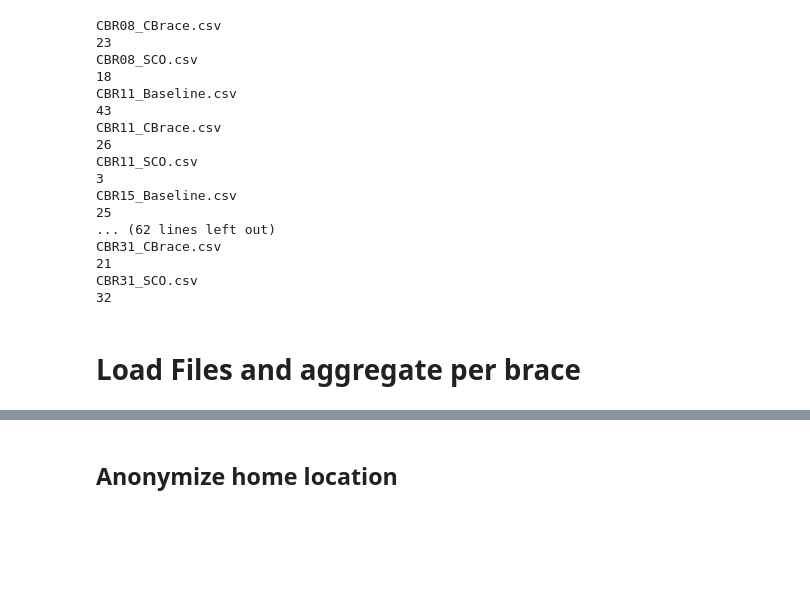
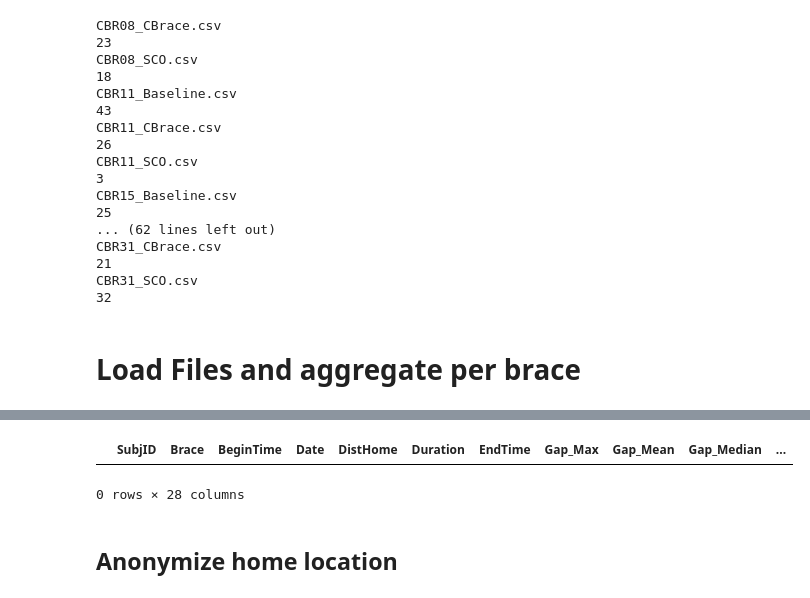
Before and after one commit to Luke3D/CbrAnalysis, a Jupyter notebook: GPS_AnalysisUIC.ipynb, the cells around one changed output, grey strips where cells are left out. Saved outputs shown, nothing was run; the diff lists cells and outputs as text; code cells hidden in the pictures; blank space fills up the shorter version.

```diff
--- a/GPS_AnalysisUIC.ipynb
+++ b/GPS_AnalysisUIC.ipynb
@@ -373,3 +376,9 @@ Data.head()
+# %%
+ax = Data[Data['LandUse']=='Os']['Speed_Mean'].hist(bins=40)
+ax.set_xlim([0,100])
+# %% [output]
+|  | SubjID | Brace | BeginTime | Date | DistHome | Duration | EndTime | Gap_Max | Gap_Mean | Gap_Median | ... |
+0 rows × 28 columns
 # %% [markdown]
 ## Anonymize home location
 # %%
```
Also changed, not shown: parts of 10 cells of this notebook.
